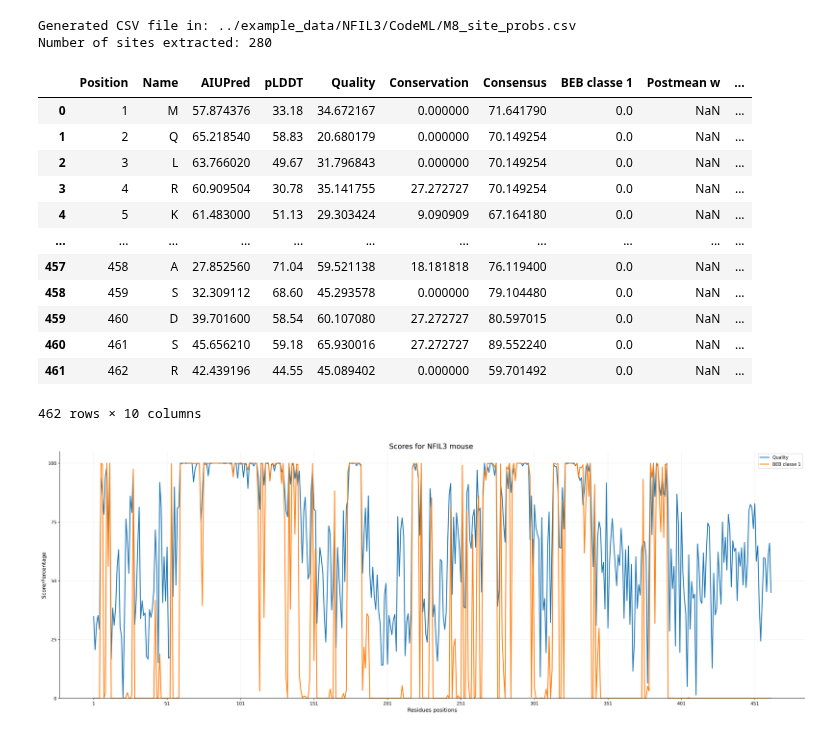
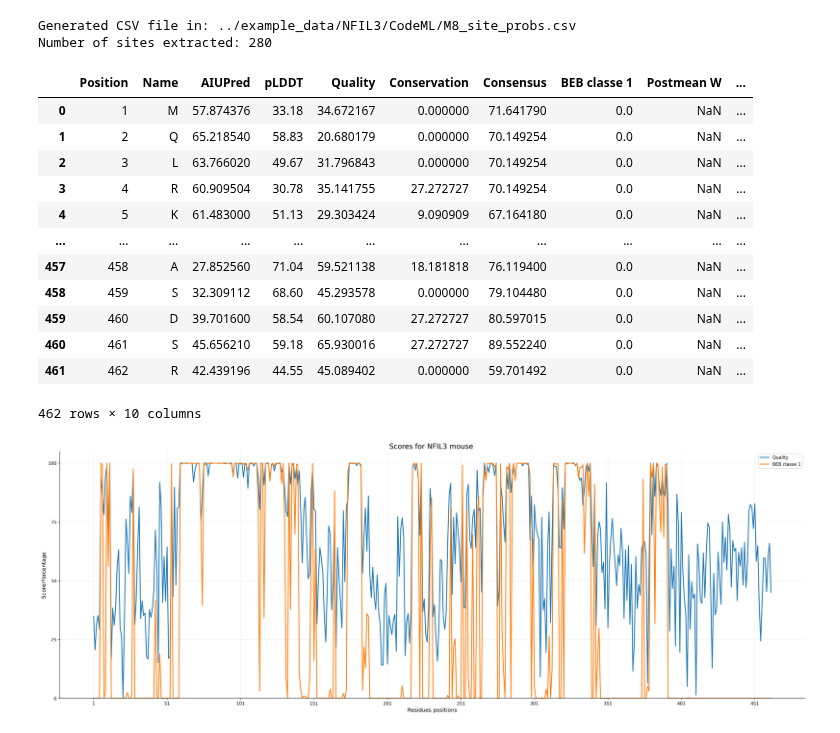
Before and after one commit to Floboysky/dvpILC, a Jupyter notebook: Analysis/conservation.ipynb, the cells around one changed output. Saved outputs shown, nothing was run; the diff lists cells and outputs as text; code cells hidden in the pictures.

```diff
--- a/Analysis/conservation.ipynb
+++ b/Analysis/conservation.ipynb
@@ -375,21 +375,21 @@ sd_w = df_beb["SD w"].replace(0, np.nan)
 # %%
 # Create the dataframe
 df_all = []
 df_all = pd.DataFrame({
     "Position": res_pos,
     "Name": res_name,
     "AIUPred": aiupred_pct,
     "pLDDT": plddt_af3_av,
     "Quality": quality_pct,
     "Conservation": conservation_pct,
     "Consensus": consensus,
     "BEB classe 1": BEB_classe1,
-    "Postmean w": postmean_w,
-    "SD w": sd_w
+    "Postmean W": postmean_w,
+    "sd W": sd_w
 })
 df_all
 # %% [output]
-|  | Position | Name | AIUPred | pLDDT | Quality | Conservation | Consensus | BEB classe 1 | Postmean w | ... |
+|  | Position | Name | AIUPred | pLDDT | Quality | Conservation | Consensus | BEB classe 1 | Postmean W | ... |
 | 0 | 1 | M | 57.874376 | 33.18 | 34.672167 | 0.000000 | 71.641790 | 0.0 | NaN | ... |
 | 1 | 2 | Q | 65.218540 | 58.83 | 20.680179 | 0.000000 | 70.149254 | 0.0 | NaN | ... |
 | 2 | 3 | L | 63.766020 | 49.67 | 31.796843 | 0.000000 | 70.149254 | 0.0 | NaN | ... |
```
Also changed, not shown: parts of 7 cells of this notebook, 12 other files.
